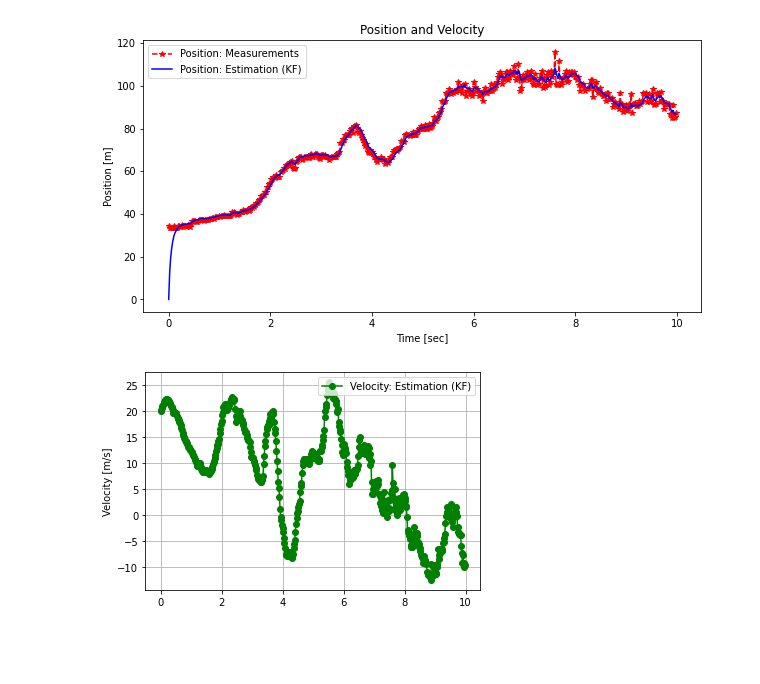
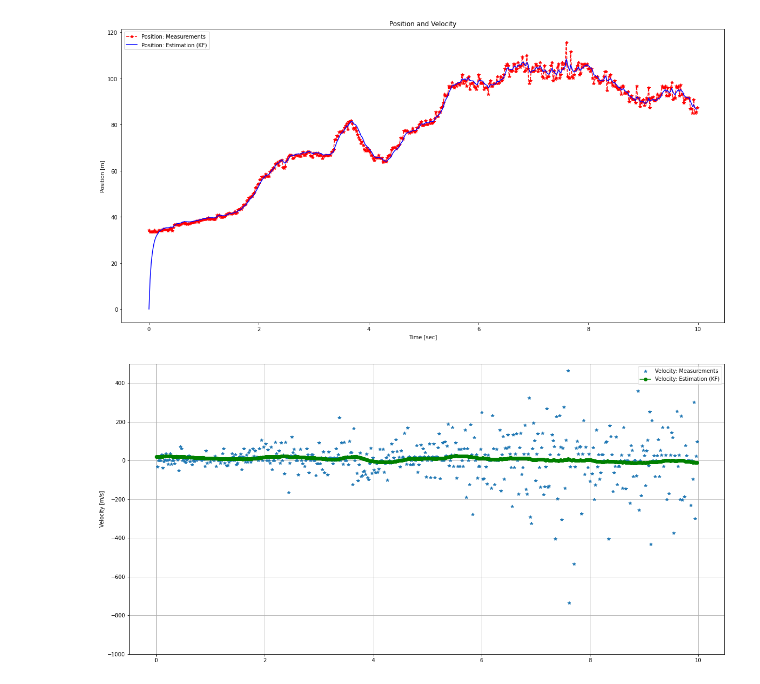
Before and after one commit to DA-EUN00/OpenSource-project, a Jupyter notebook: KalmanFilter/BLE_KalmanFilter/KF_풀이.ipynb, the cells around one changed output. Drawn from its saved outputs; the diff is of its cells as text; code cells hidden in the pictures; blank space fills up the shorter version.

Commit message:
Modified: Add velocity mesruements

```diff
--- a/KalmanFilter/BLE_KalmanFilter/KF_풀이.ipynb
+++ b/KalmanFilter/BLE_KalmanFilter/KF_풀이.ipynb
@@ -86,22 +92,24 @@ for i in range(n_samples):
 # %%
 # 위치 측정 그래프 그리기
-fig, ax1 = plt.subplots(figsize=(10, 5))
+fig, ax1 = plt.subplots(figsize=(20, 10))
 plt.plot(time, z_pos_meas_save, 'r*--', label='Position: Measurements')
 plt.plot(time, x_pos_esti_save, 'b-', label='Position: Estimation (KF)')
 plt.legend(loc='upper left')
 plt.title('Position and Velocity')
 plt.xlabel('Time [sec]')
 plt.ylabel('Position [m]')
 plt.savefig('sonar_pos&vel_kf.png') # 그래프 저장
 # %% [output]
-[figure, old version]
+[figure, new version]
 # %%
 # 속도(Velocity) 그래프 그리기
-ax2 = ax1.twinx()
+fig, ax2 = plt.subplots(figsize=(20, 10))
+plt.ylim(-1000,500)
+plt.plot(time, z_vel_meas_save, '*', label='Velocity: Measurements')
 plt.plot(time, x_vel_esti_save, 'go-', label='Velocity: Estimation (KF)')
 plt.legend(loc='upper right')
 plt.ylabel('Velocity [m/s]')
 plt.grid(True)
 plt.savefig('sonar_pos2vel_kf.png') # 그래프 저장
 # %% [output]
-[figure, old version]
+[figure, new version]
```
Also changed, not shown: parts of 2 cells of this notebook.
